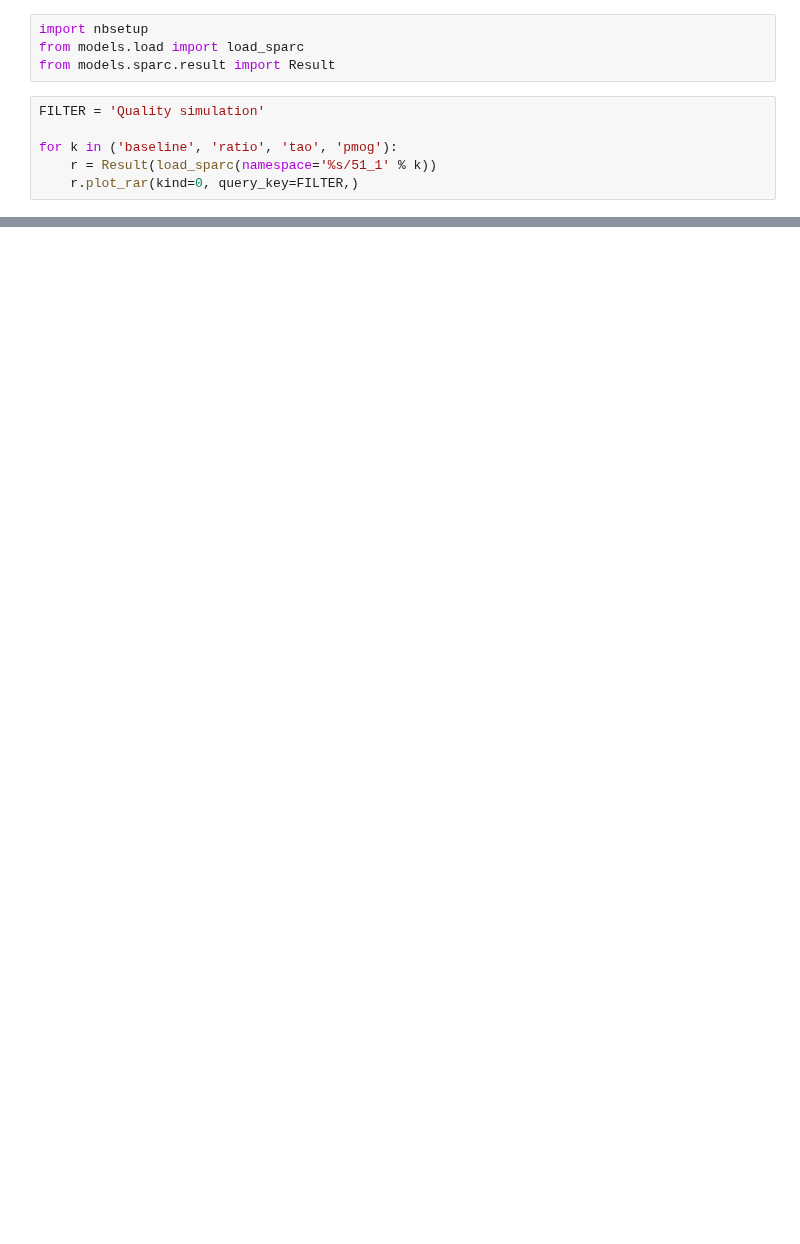
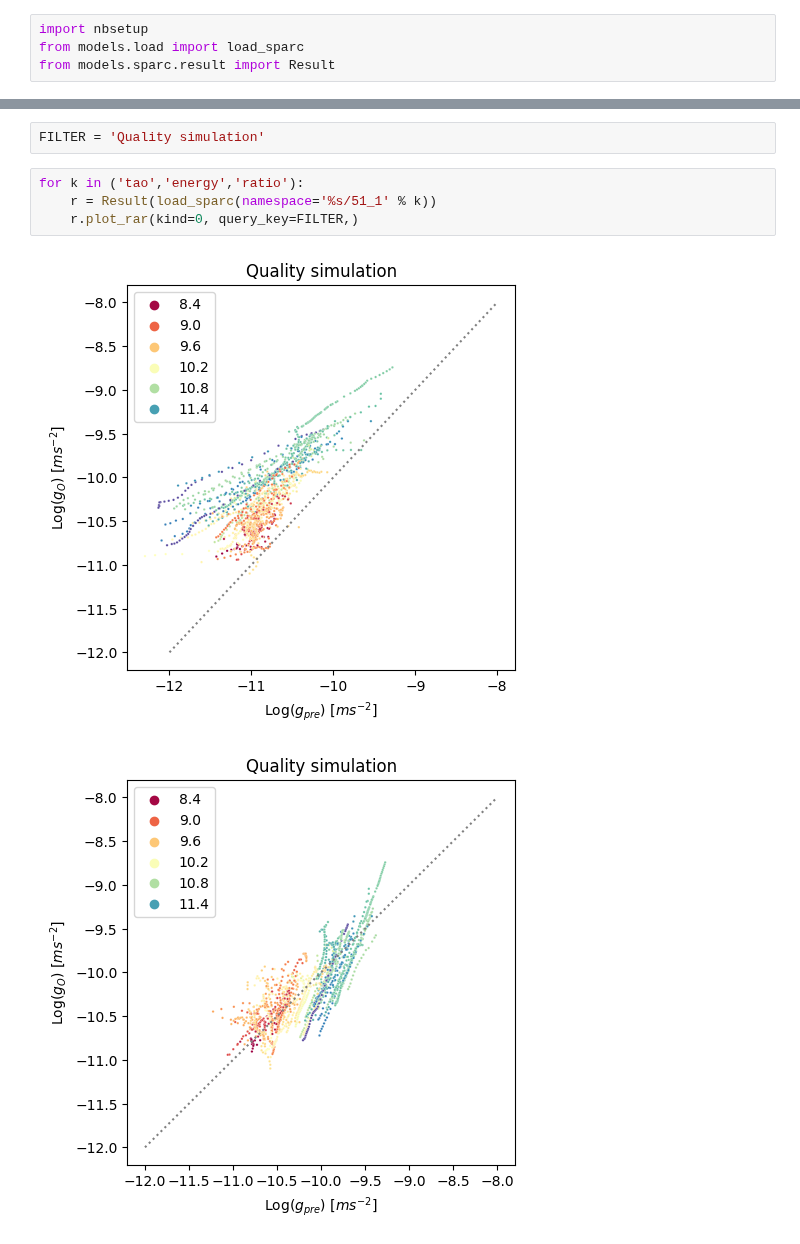
Before and after one commit to timjdavey/galactus, a Jupyter notebook: notebooks/Review flats.ipynb, the cells around one changed output, grey strips where cells are left out. Saved outputs shown, nothing was run; the diff lists cells and outputs as text; blank space fills up the shorter version.

```diff
--- a/notebooks/Review flats.ipynb
+++ b/notebooks/Review flats.ipynb
@@ -2,9 +2,3 @@
 import nbsetup
 from models.load import load_sparc
 from models.sparc.result import Result
-# %%
-FILTER = 'Quality simulation'
-
-for k in ('baseline', 'ratio', 'tao', 'pmog'):
-    r = Result(load_sparc(namespace='%s/51_1' % k))
-    r.plot_rar(kind=0, query_key=FILTER,)
@@ -15,0 +5,9 @@ for k in ('baseline', 'ratio', 'tao', 'pmog'):
+# %%
+FILTER = 'Quality simulation'
+# %%
+for k in ('tao','energy','ratio'):
+    r = Result(load_sparc(namespace='%s/51_1' % k))
+    r.plot_rar(kind=0, query_key=FILTER,)
+# %% [output]
+[figure, added]
+[figure, added]
```
Also changed, not shown: parts of 2 cells of this notebook, 11 other files.
